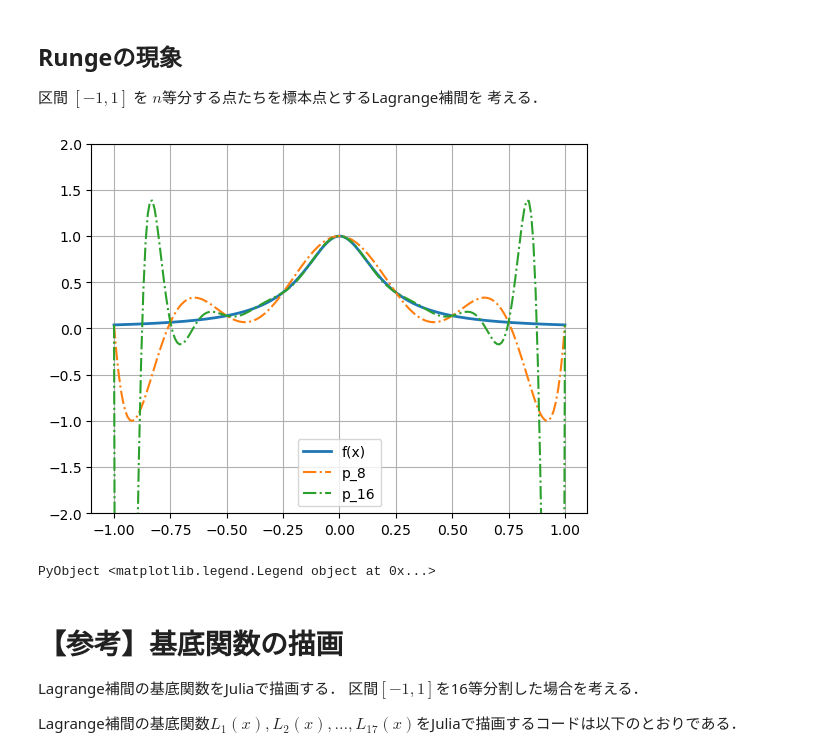
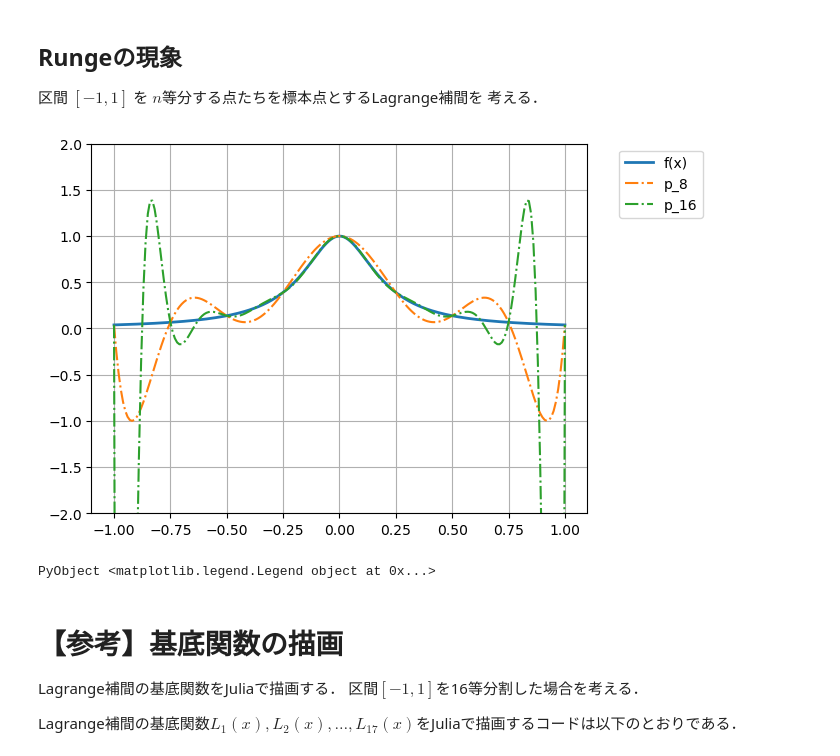
Before and after one commit to ioikawa/NumericalAnalysis, a Jupyter notebook: Interpolation_Lagnrage.ipynb, the cells around one changed output. Saved outputs shown, nothing was run; the diff lists cells and outputs as text; code cells hidden in the pictures.

```diff
--- a/Interpolation_Lagnrage.ipynb
+++ b/Interpolation_Lagnrage.ipynb
@@ -42,0 +116,16 @@ grid()
+# %%
+# 8次補間
+M = 8  # 分割数
+a,b = 0,pi/2
+q = collect(a:(b-a)/M:b)  # 標本点を等分点に
+L8(i,x) = prod((j != i) ? (x-q[j])/(q[i]-q[j]) : 1 for j in 1:(M+1))
+
+# プロット
+t = a:0.01:b   # グラフ描画用の分割
+#for i in 1:M+1
+#    plot(t, [L8(i,x) for x in t], linestyle = :solid, label="L8_$i")
+#end
+plot(t, [L8(1,x) for x in t], linestyle = :solid, label="L8_1")
+plot(t, [L8(9,x) for x in t], linestyle = :solid, label="L8_9")
+legend(bbox_to_anchor=(1.05, 1), loc="upper left")    # 凡例
+grid()
@@ -47,20 +165,20 @@ grid()
 # %%
 using PyPlot
 f(x) = 1/(1+25x^2)   # 補間する関数
 a,b = -1, 1   # 区間
 
 t = a:0.01:b
 plot(t, f.(t), lw = 2, label="f(x)")  # f(x)
 M = 8; q = a:(b-a)/M:b
 plot(t, [lagrange(f, q, x) for x in t], linestyle = :dashdot, label="p_8")
 M = 16; q = a:(b-a)/M:b
 plot(t, [lagrange(f, q, x) for x in t], linestyle = :dashdot, label="p_16")
 
 ylim([-2,2])  #描画範囲を y ∈ [-2,2]に設定
 grid()   # グリッド線表示
-legend() # 凡例表示
+legend(bbox_to_anchor=(1.05, 1), loc="upper left")    # 凡例
 # %% [output]
-[figure, old version]
+[figure, new version]
 PyObject <matplotlib.legend.Legend object at 0x...>
 # %% [markdown]
 # 【参考】基底関数の描画
```
Also changed, not shown: parts of 14 cells of this notebook, 1 other file.
